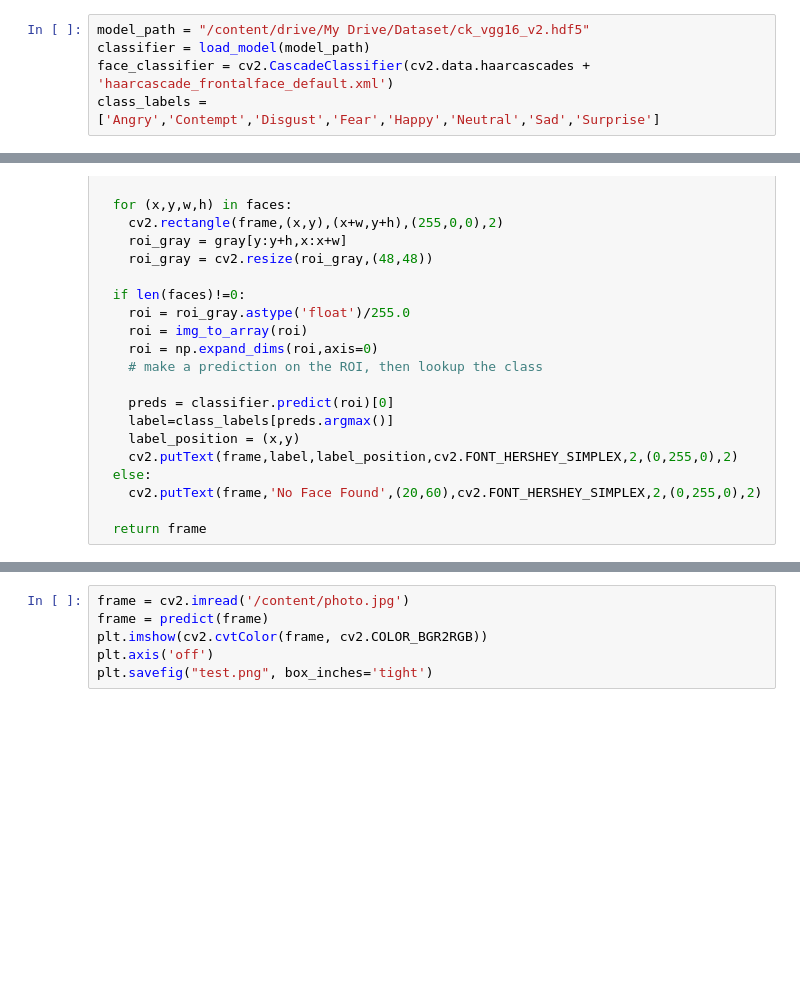
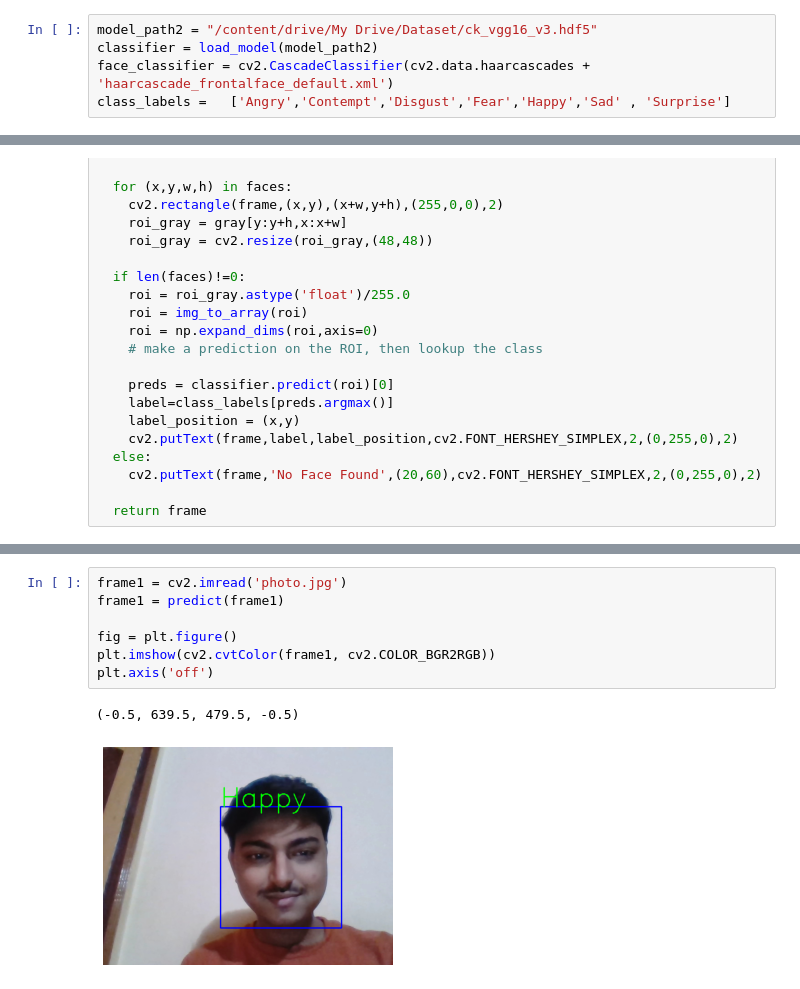
Before and after one commit to ShivamSinghal1/FacialEmotionRecognition, a Jupyter notebook: RealTime_Facial.ipynb, the cells around one changed output, grey strips where cells are left out. Saved outputs shown, nothing was run; the diff lists cells and outputs as text; blank space fills up the shorter version.

```diff
--- a/RealTime_Facial.ipynb
+++ b/RealTime_Facial.ipynb
@@ -52,10 +57,10 @@ def take_photo(filename='photo.jpg', quality=1):
     f.write(binary)
   return filename
 # %%
-model_path = "/content/drive/My Drive/Dataset/ck_vgg16_v2.hdf5"
-classifier = load_model(model_path)
+model_path2 = "/content/drive/My Drive/Dataset/ck_vgg16_v3.hdf5"
+classifier = load_model(model_path2)
 face_classifier = cv2.CascadeClassifier(cv2.data.haarcascades + 'haarcascade_frontalface_default.xml')
-class_labels = ['Angry','Contempt','Disgust','Fear','Happy','Neutral','Sad','Surprise']
+class_labels =   ['Angry','Contempt','Disgust','Fear','Happy','Sad' , 'Surprise']
 # %%
 def predict(frame):
   labels = []
@@ -96,6 +105,10 @@ except Exception as err:
 # %%
-frame = cv2.imread('/content/photo.jpg')
-frame = predict(frame)
-plt.imshow(cv2.cvtColor(frame, cv2.COLOR_BGR2RGB))
+frame1 = cv2.imread('photo.jpg')
+frame1 = predict(frame1)
+
+fig = plt.figure()
+plt.imshow(cv2.cvtColor(frame1, cv2.COLOR_BGR2RGB))
 plt.axis('off')
-plt.savefig("test.png", box_inches='tight')
+# %% [output]
+(-0.5, 639.5, 479.5, -0.5)
+[figure, added]
```
Also changed, not shown: parts of 2 cells of this notebook.
